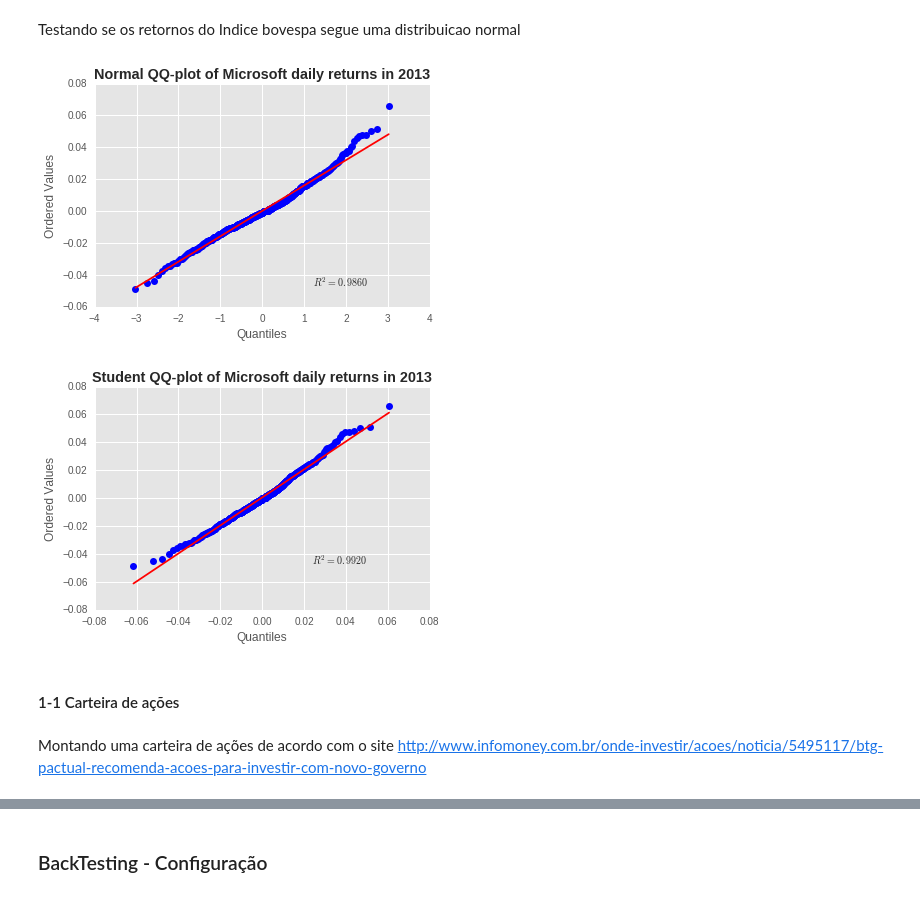
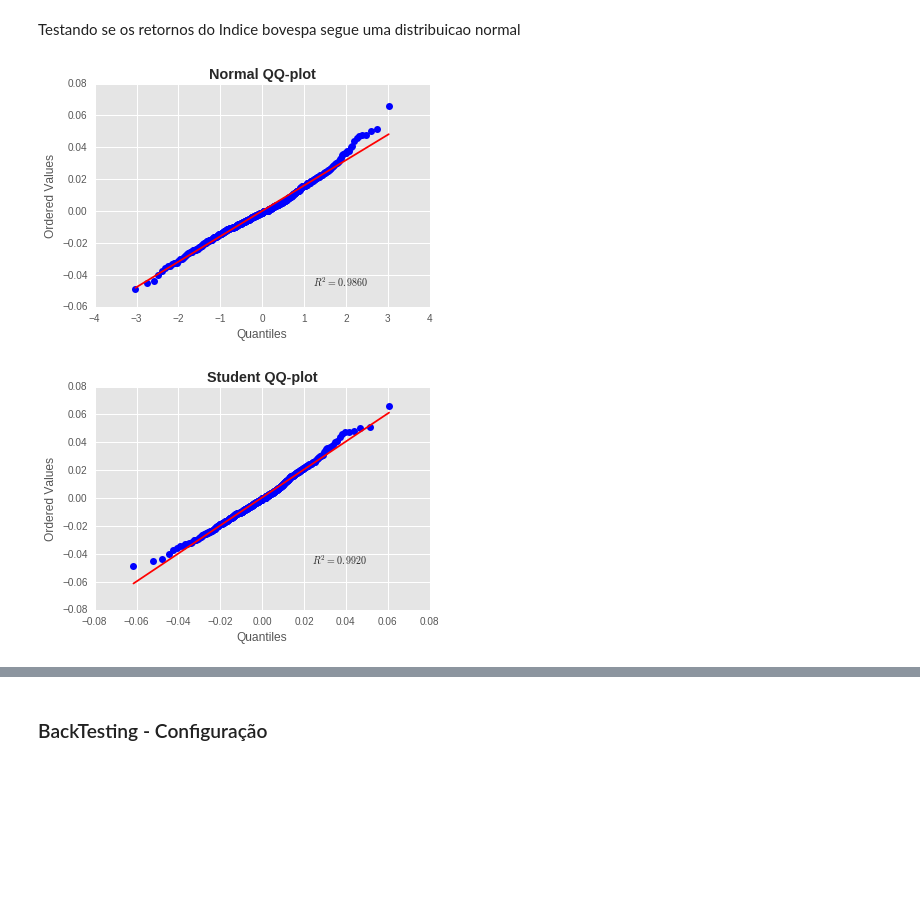
Before and after one commit to helderrezende/TCC, a Jupyter notebook: TCC Helder.ipynb, the cells around one changed output, grey strips where cells are left out. Drawn from its saved outputs; the diff is of its cells as text; code cells hidden in the pictures; blank space fills up the shorter version.

```diff
--- a/TCC Helder.ipynb
+++ b/TCC Helder.ipynb
@@ -69,16 +67,12 @@ Testando se os retornos do Indice bovespa segue uma distribuicao normal
 # %%
 Q = retornos_bovespa.as_matrix()
 scipy.stats.probplot(Q, dist=scipy.stats.norm, plot=plt.figure().add_subplot(111))
-plt.title(u"Normal QQ-plot of Microsoft daily returns in 2013", weight="bold");
+plt.title(u"Normal QQ-plot", weight="bold");
 # %% [output]
-[figure, old version]
+[figure, new version]
 # %%
 tdf, tmean, tsigma = scipy.stats.t.fit(Q)
 scipy.stats.probplot(Q, dist=scipy.stats.t, sparams=(tdf, tmean, tsigma), plot=plt.figure().add_subplot(111))
-plt.title(u"Student QQ-plot of Microsoft daily returns in 2013", weight="bold");
+plt.title(u"Student QQ-plot", weight="bold");
 # %% [output]
-[figure, old version]
+[figure, new version]
-# %% [markdown]
-#### 1-1 Carteira de ações
-# %% [markdown]
-Montando uma carteira de ações de acordo com o site http://www.infomoney.com.br/onde-investir/acoes/noticia/5495117/btg-pactual-recomenda-acoes-para-investir-com-novo-governo
```
Also changed, not shown: parts of 23 cells of this notebook.
